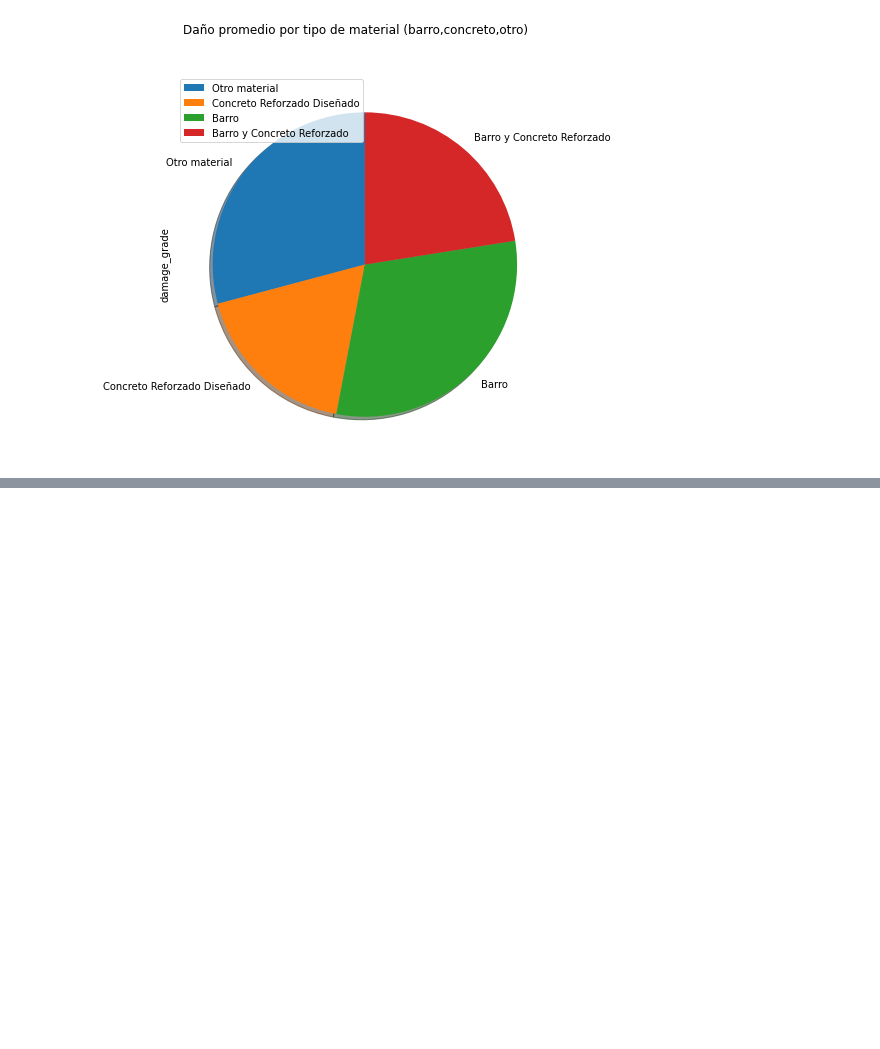
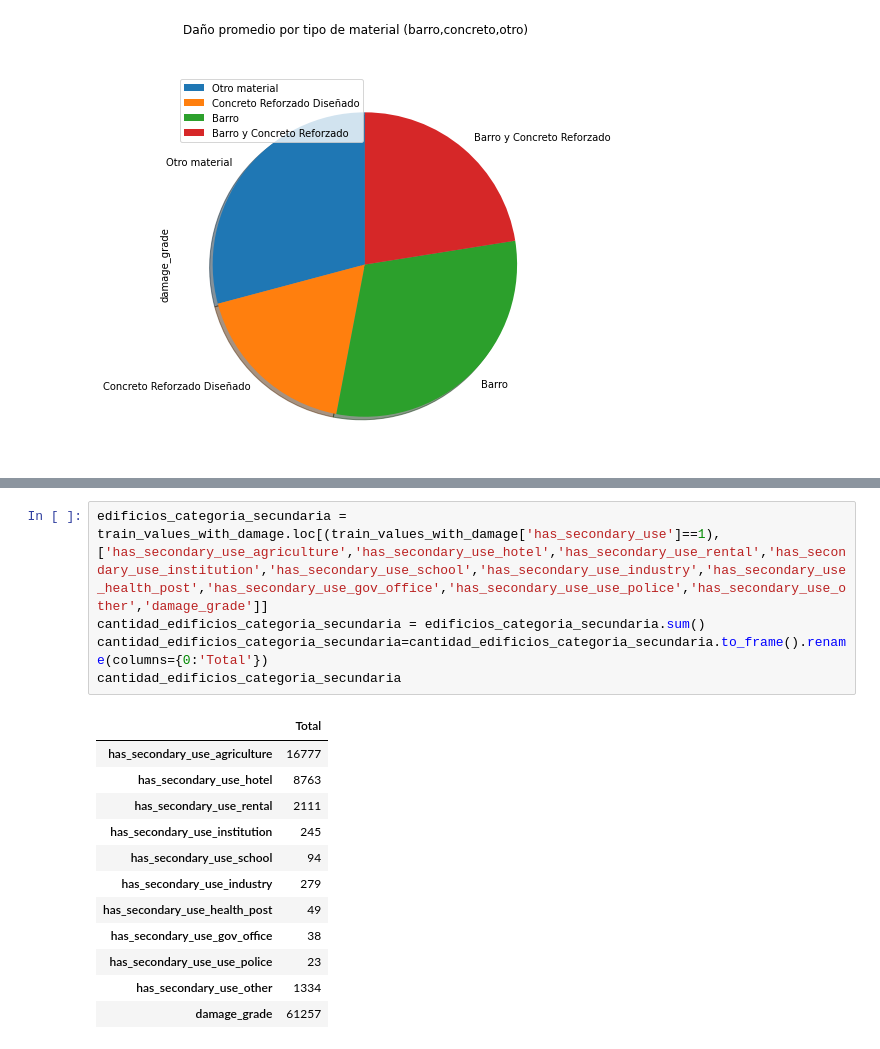
Before and after one commit to juanchycc/Datos-tp1, a Jupyter notebook: tp1.ipynb, the cells around one changed output, grey strips where cells are left out. Drawn from its saved outputs; the diff is of its cells as text; blank space fills up the shorter version.

```diff
--- a/tp1.ipynb
+++ b/tp1.ipynb
@@ -153,0 +156,18 @@ plt.legend(loc=1)
+# %%
+edificios_categoria_secundaria = train_values_with_damage.loc[(train_values_with_damage['has_secondary_use']==1),['has_secondary_use_agriculture','has_secondary_use_hotel','has_secondary_use_rental','has_secondary_use_institution','has_secondary_use_school','has_secondary_use_industry','has_secondary_use_health_post','has_secondary_use_gov_office','has_secondary_use_use_police','has_secondary_use_other','damage_grade']]
+cantidad_edificios_categoria_secundaria = edificios_categoria_secundaria.sum()
+cantidad_edificios_categoria_secundaria=cantidad_edificios_categoria_secundaria.to_frame().rename(columns={0:'Total'})
+cantidad_edificios_categoria_secundaria
+# %% [output]
+|  | Total |
+| has_secondary_use_agriculture | 16777 |
+| has_secondary_use_hotel | 8763 |
+| has_secondary_use_rental | 2111 |
+| has_secondary_use_institution | 245 |
+| has_secondary_use_school | 94 |
+| has_secondary_use_industry | 279 |
+| has_secondary_use_health_post | 49 |
+| has_secondary_use_gov_office | 38 |
+| has_secondary_use_use_police | 23 |
+| has_secondary_use_other | 1334 |
+| damage_grade | 61257 |
```
Also changed, not shown: parts of 6 cells of this notebook.
